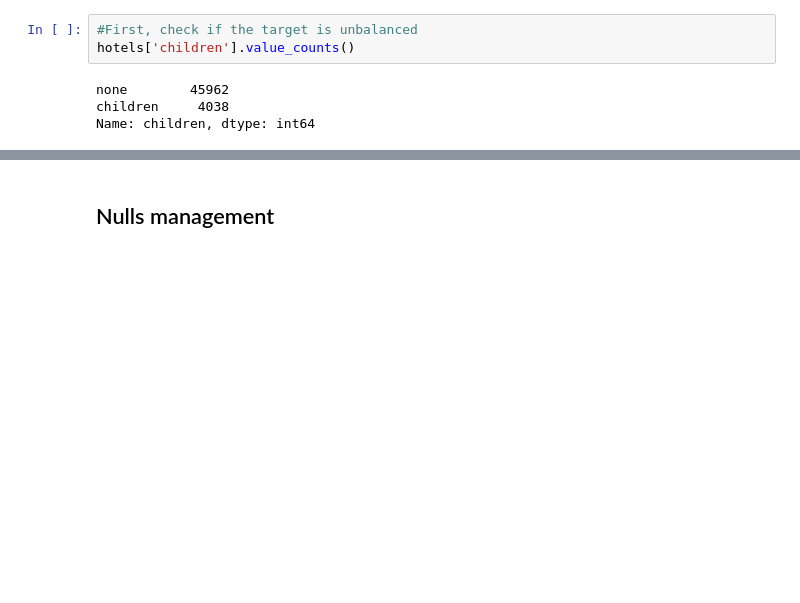
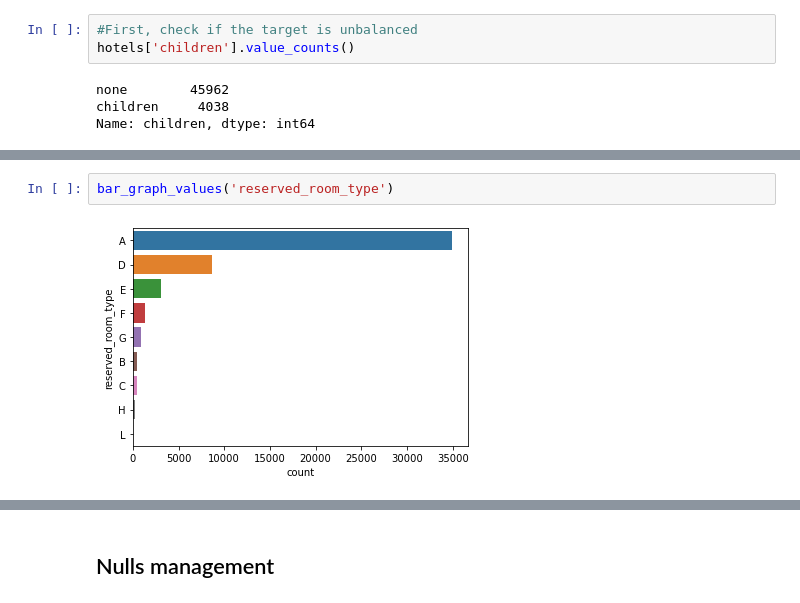
Before and after one commit to Qk527/TakeHome, a Jupyter notebook: fligoo_take_home_data_scientist.ipynb, the cells around one changed output, grey strips where cells are left out. Saved outputs shown, nothing was run; the diff lists cells and outputs as text; blank space fills up the shorter version.

```diff
--- a/fligoo_take_home_data_scientist.ipynb
+++ b/fligoo_take_home_data_scientist.ipynb
@@ -93,0 +131,4 @@ Name: children, dtype: int64
+# %%
+bar_graph_values('reserved_room_type')
+# %% [output]
+[figure, added]
```
Also changed, not shown: parts of 19 cells of this notebook.
